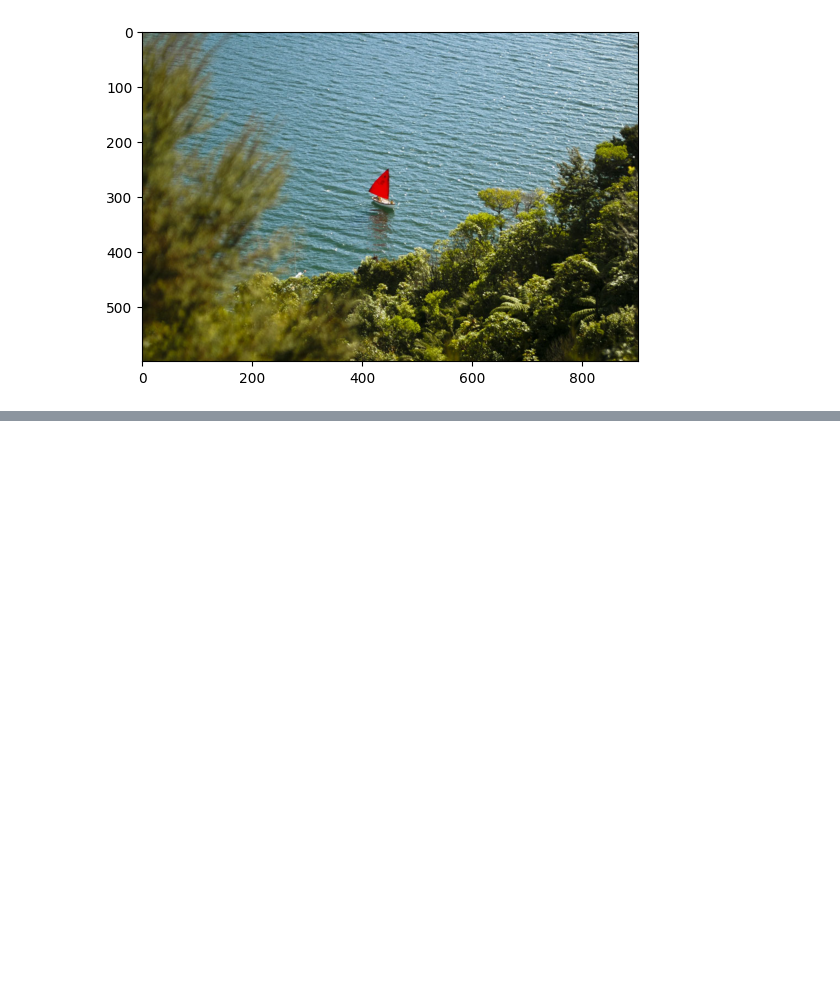
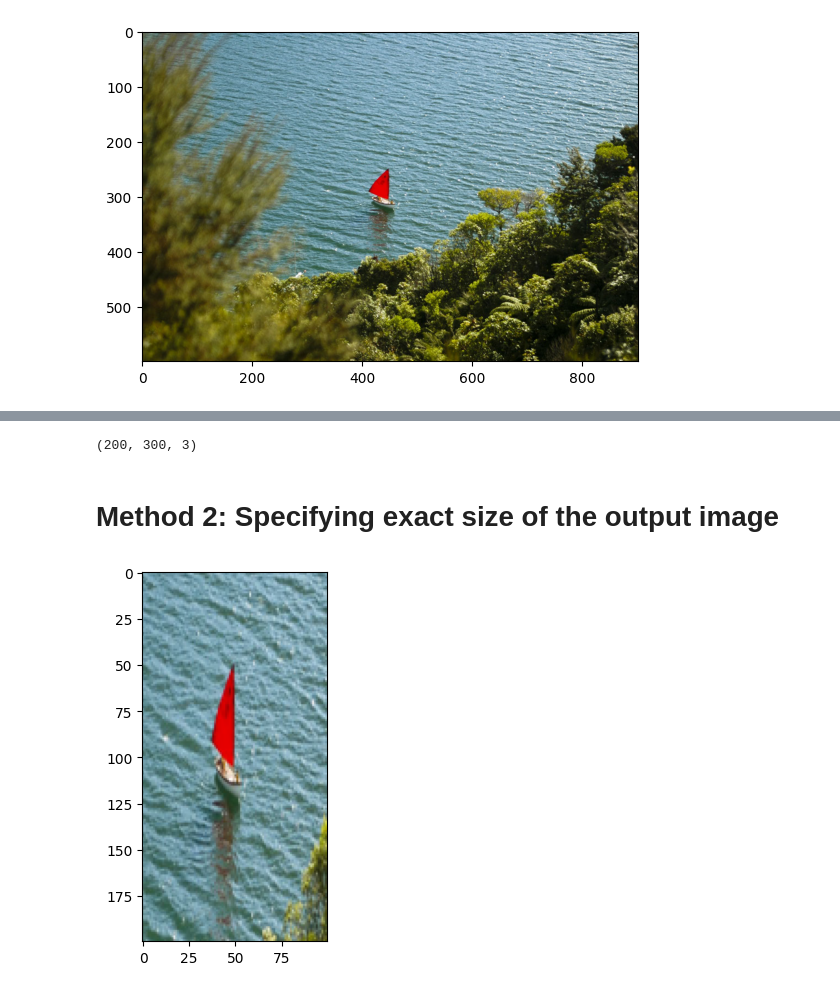
Before and after one commit to prasadgavhane-a11y/opencv, a Jupyter notebook: Basic_Image_manipulation.ipynb, the cells around one changed output, grey strips where cells are left out. Drawn from its saved outputs; the diff is of its cells as text; code cells hidden in the pictures; blank space fills up the shorter version.

```diff
--- a/Basic_Image_manipulation.ipynb
+++ b/Basic_Image_manipulation.ipynb
@@ -222,0 +284,17 @@ plt.show()
+# %%
+cropped_region.shape
+# %% [output]
+(200, 300, 3)
+# %% [markdown]
+# Method 2: Specifying exact size of the output image
+# %%
+desired_width = 100
+desired_height = 200
+dim = (desired_width, desired_height)
+
+# Resize background image to see size as logo image
+resized_cropped_region = cv2.resize(cropped_region, dsize=dim, interpolation=cv2.INTER_AREA)
+plt.imshow(resized_cropped_region)
+plt.show()
+# %% [output]
+[figure, added]
```
Also changed, not shown: parts of 19 cells of this notebook.
